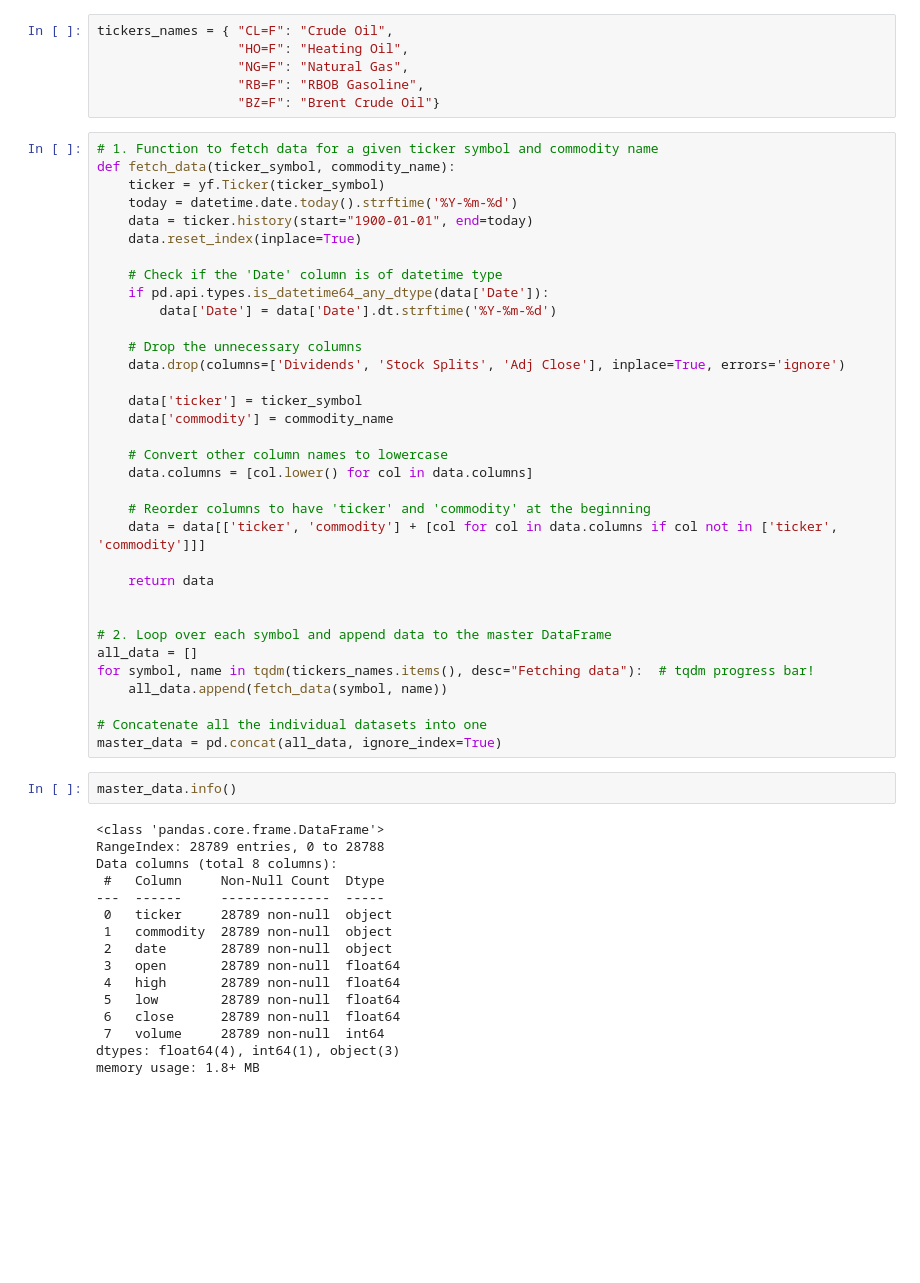
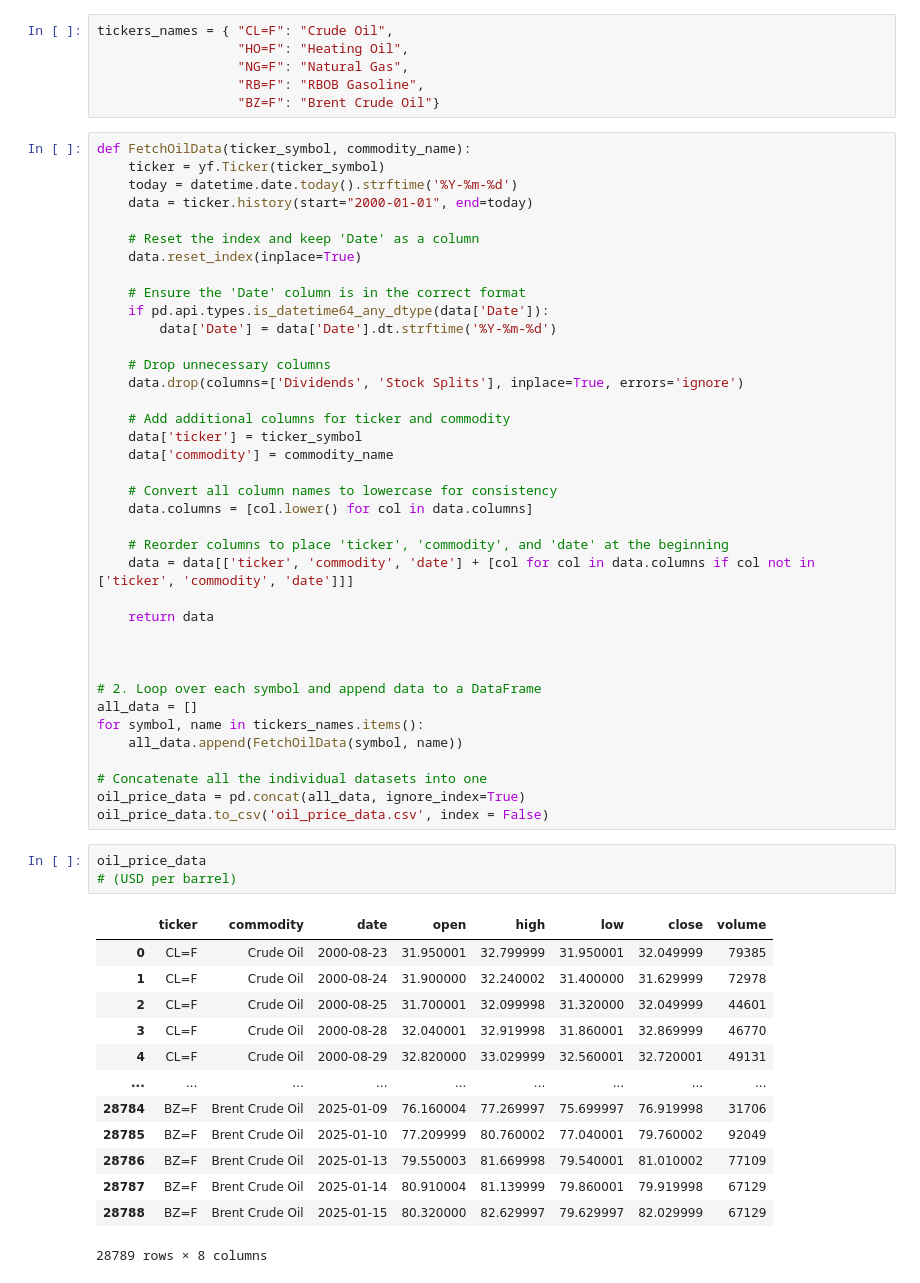
Before and after one commit to Yingtzudai/Energy-Stock, a Jupyter notebook: get_data.ipynb, the cells around one changed output. Drawn from its saved outputs; the diff is of its cells as text; blank space fills up the shorter version.

```diff
--- a/get_data.ipynb
+++ b/get_data.ipynb
@@ -14,54 +18,57 @@ tickers_names = { "CL=F": "Crude Oil",
                   "RB=F": "RBOB Gasoline",
                   "BZ=F": "Brent Crude Oil"}
 # %%
-# 1. Function to fetch data for a given ticker symbol and commodity name
-def fetch_data(ticker_symbol, commodity_name):
+def FetchOilData(ticker_symbol, commodity_name):
     ticker = yf.Ticker(ticker_symbol)
     today = datetime.date.today().strftime('%Y-%m-%d')
-    data = ticker.history(start="1900-01-01", end=today)
+    data = ticker.history(start="2000-01-01", end=today)
+
+    # Reset the index and keep 'Date' as a column
     data.reset_index(inplace=True)
 
-    # Check if the 'Date' column is of datetime type
+    # Ensure the 'Date' column is in the correct format
     if pd.api.types.is_datetime64_any_dtype(data['Date']):
         data['Date'] = data['Date'].dt.strftime('%Y-%m-%d')
 
-    # Drop the unnecessary columns
-    data.drop(columns=['Dividends', 'Stock Splits', 'Adj Close'], inplace=True, errors='ignore')
+    # Drop unnecessary columns
+    data.drop(columns=['Dividends', 'Stock Splits'], inplace=True, errors='ignore')
 
+    # Add additional columns for ticker and commodity
     data['ticker'] = ticker_symbol
     data['commodity'] = commodity_name
 
-    # Convert other column names to lowercase
+    # Convert all column names to lowercase for consistency
     data.columns = [col.lower() for col in data.columns]
 
-    # Reorder columns to have 'ticker' and 'commodity' at the beginning
-    data = data[['ticker', 'commodity'] + [col for col in data.columns if col not in ['ticker', 'commodity']]]
+    # Reorder columns to place 'ticker', 'commodity', and 'date' at the beginning
+    data = data[['ticker', 'commodity', 'date'] + [col for col in data.columns if col not in ['ticker', 'commodity', 'date']]]
 
     return data
 
 
-# 2. Loop over each symbol and append data to the master DataFrame
+
+# 2. Loop over each symbol and append data to a DataFrame
 all_data = []
-for symbol, name in tqdm(tickers_names.items(), desc="Fetching data"):  # tqdm progress bar!
-    all_data.append(fetch_data(symbol, name))
+for symbol, name in tickers_names.items():
+    all_data.append(FetchOilData(symbol, name))
 
 # Concatenate all the individual datasets into one
-master_data = pd.concat(all_data, ignore_index=True)
+oil_price_data = pd.concat(all_data, ignore_index=True)
+oil_price_data.to_csv('oil_price_data.csv', index = False)
-# %%
-master_data.info()
-# %% [output]
-<class 'pandas.core.frame.DataFrame'>
-RangeIndex: 28789 entries, 0 to 28788
-Data columns (total 8 columns):
- #   Column     Non-Null Count  Dtype
----  ------     --------------  -----
- 0   ticker     28789 non-null  object
- 1   commodity  28789 non-null  object
- 2   date       28789 non-null  object
- 3   open       28789 non-null  float64
- 4   high       28789 non-null  float64
- 5   low        28789 non-null  float64
- 6   close      28789 non-null  float64
- 7   volume     28789 non-null  int64
-dtypes: float64(4), int64(1), object(3)
-memory usage: 1.8+ MB
+# %%
+oil_price_data
+# (USD per barrel)
+# %% [output]
+|  | ticker | commodity | date | open | high | low | close | volume |
+| 0 | CL=F | Crude Oil | 2000-08-23 | 31.950001 | 32.799999 | 31.950001 | 32.049999 | 79385 |
+| 1 | CL=F | Crude Oil | 2000-08-24 | 31.900000 | 32.240002 | 31.400000 | 31.629999 | 72978 |
+| 2 | CL=F | Crude Oil | 2000-08-25 | 31.700001 | 32.099998 | 31.320000 | 32.049999 | 44601 |
+| 3 | CL=F | Crude Oil | 2000-08-28 | 32.040001 | 32.919998 | 31.860001 | 32.869999 | 46770 |
+| 4 | CL=F | Crude Oil | 2000-08-29 | 32.820000 | 33.029999 | 32.560001 | 32.720001 | 49131 |
+| ... | ... | ... | ... | ... | ... | ... | ... | ... |
+| 28784 | BZ=F | Brent Crude Oil | 2025-01-09 | 76.160004 | 77.269997 | 75.699997 | 76.919998 | 31706 |
+| 28785 | BZ=F | Brent Crude Oil | 2025-01-10 | 77.209999 | 80.760002 | 77.040001 | 79.760002 | 92049 |
+| 28786 | BZ=F | Brent Crude Oil | 2025-01-13 | 79.550003 | 81.669998 | 79.540001 | 81.010002 | 77109 |
+| 28787 | BZ=F | Brent Crude Oil | 2025-01-14 | 80.910004 | 81.139999 | 79.860001 | 79.919998 | 67129 |
+| 28788 | BZ=F | Brent Crude Oil | 2025-01-15 | 80.320000 | 82.629997 | 79.629997 | 82.029999 | 67129 |
+28789 rows × 8 columns
```
Also changed, not shown: parts of 23 cells of this notebook, 4 other files.
